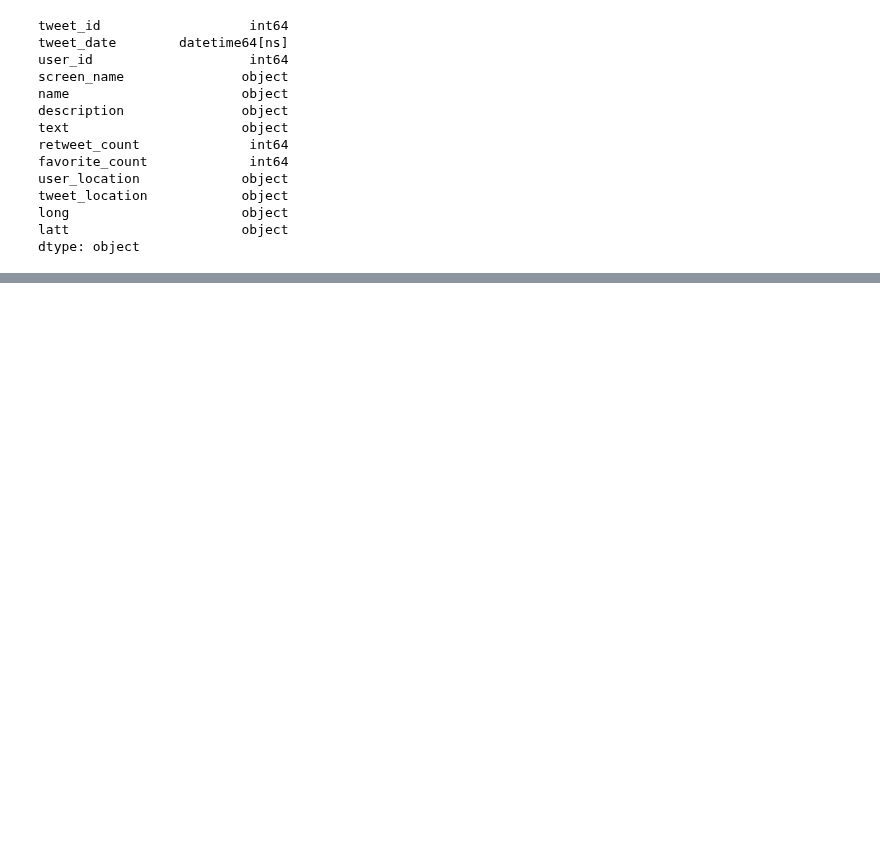
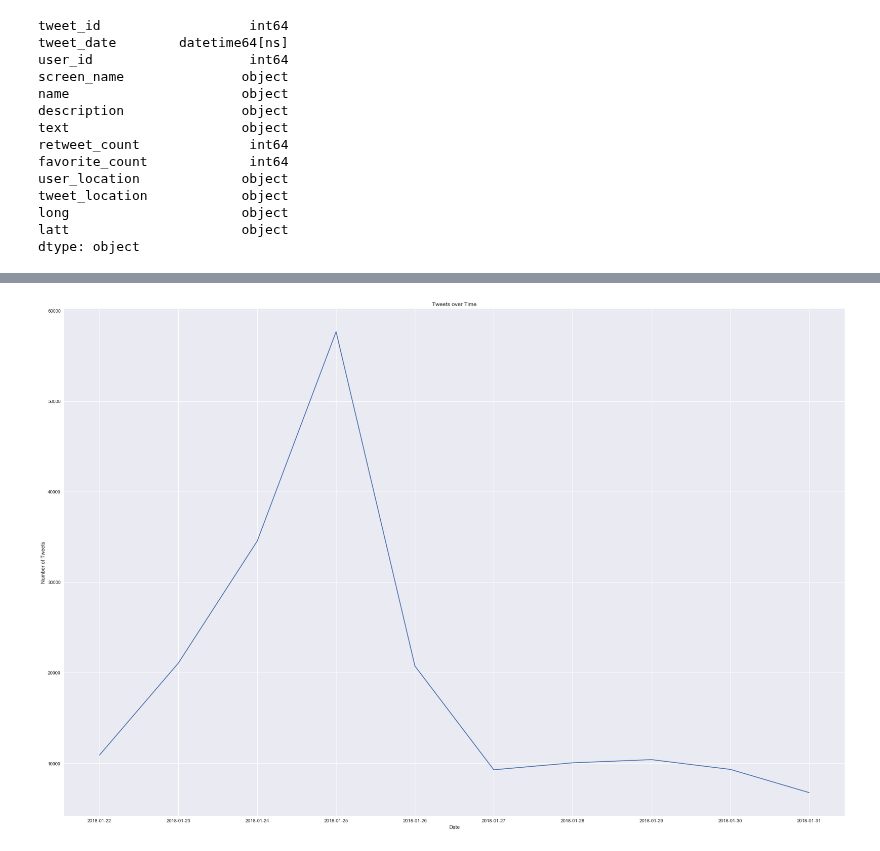
Before and after one commit to bouncebarkrun/Springboard-Data-Science-Career-Track, a Jupyter notebook: 2nd Capstone Project/Code/Capstone 2 Data Wrangling and Exploratory Data Analysis.ipynb, the cells around one changed output, grey strips where cells are left out. Drawn from its saved outputs; the diff is of its cells as text; code cells hidden in the pictures; blank space fills up the shorter version.

```diff
--- a/2nd Capstone Project/Code/Capstone 2 Data Wrangling and Exploratory Data Analysis.ipynb
+++ b/2nd Capstone Project/Code/Capstone 2 Data Wrangling and Exploratory Data Analysis.ipynb
@@ -109,0 +136,8 @@ from collections import Counter
+# %%
+df.groupby(df['tweet_date'].dt.date).size().plot()
+plt.title('Tweets over Time')
+plt.xlabel('Date')
+plt.ylabel('Number of Tweets')
+plt.show()
+# %% [output]
+[figure, added]
```
Also changed, not shown: parts of 12 cells of this notebook.
